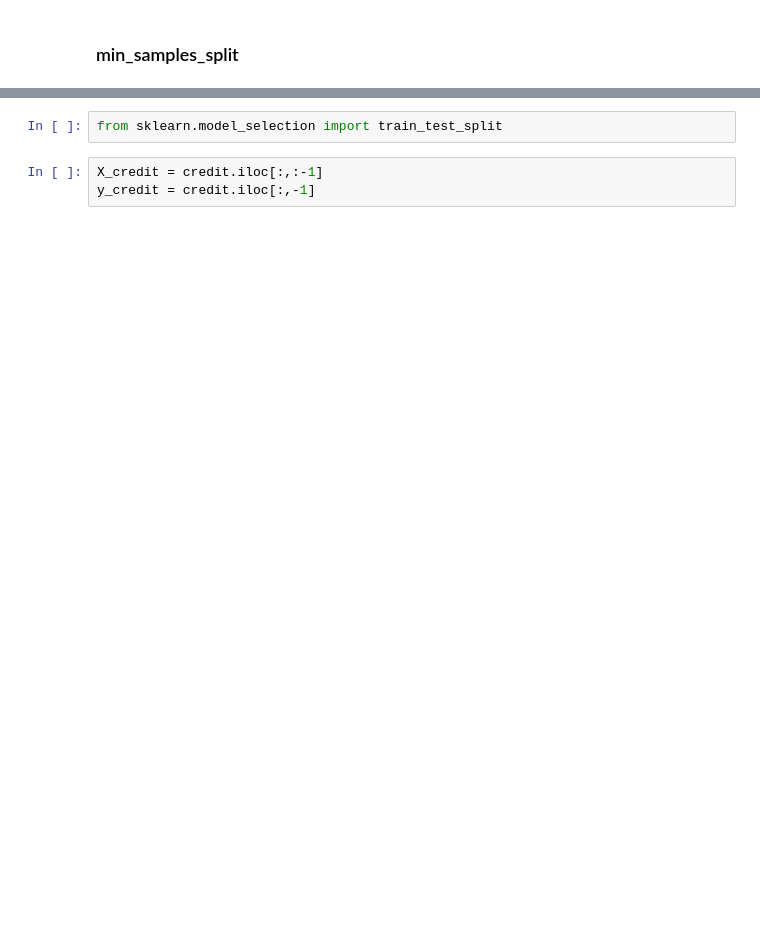
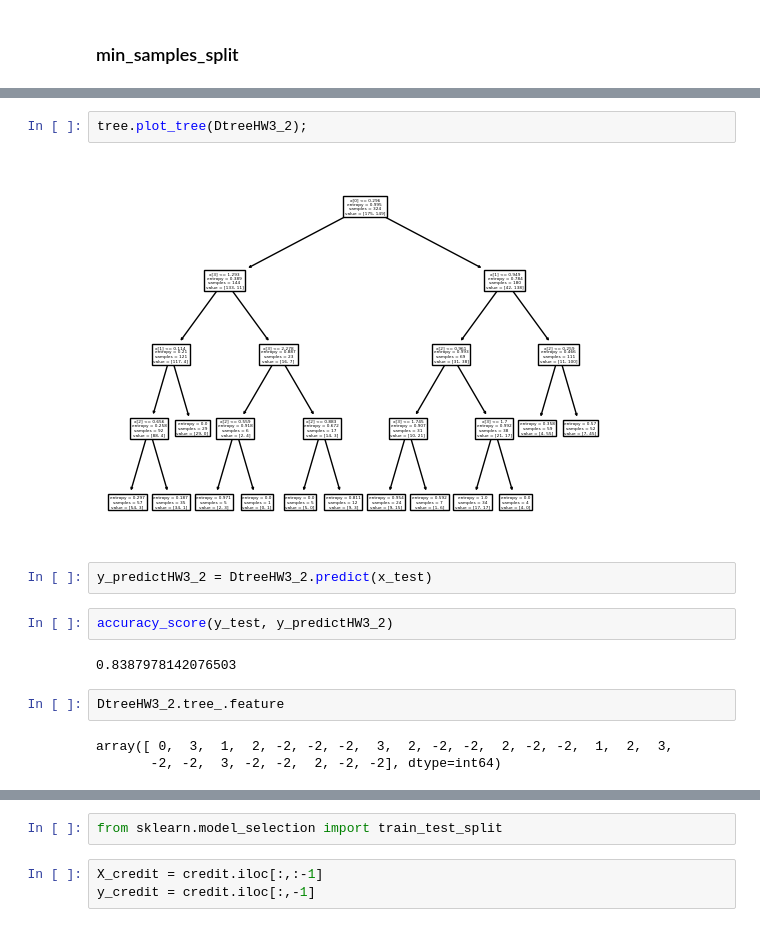
Before and after one commit to Wilanth/BSC_DPDM23, a Jupyter notebook: Classification.ipynb, the cells around one changed output, grey strips where cells are left out. Cells and saved outputs as stored; diff of their text form; blank space fills up the shorter version.

```diff
--- a/Classification.ipynb
+++ b/Classification.ipynb
@@ -356,0 +341,15 @@ credit #a16 คือคำตอบ
+# %%
+tree.plot_tree(DtreeHW3_2);
+# %% [output]
+[figure, added]
+# %%
+y_predictHW3_2 = DtreeHW3_2.predict(x_test)
+# %%
+accuracy_score(y_test, y_predictHW3_2)
+# %% [output]
+0.8387978142076503
+# %%
+DtreeHW3_2.tree_.feature
+# %% [output]
+array([ 0,  3,  1,  2, -2, -2, -2,  3,  2, -2, -2,  2, -2, -2,  1,  2,  3,
+       -2, -2,  3, -2, -2,  2, -2, -2], dtype=int64)
```
Also changed, not shown: parts of 91 cells of this notebook.
